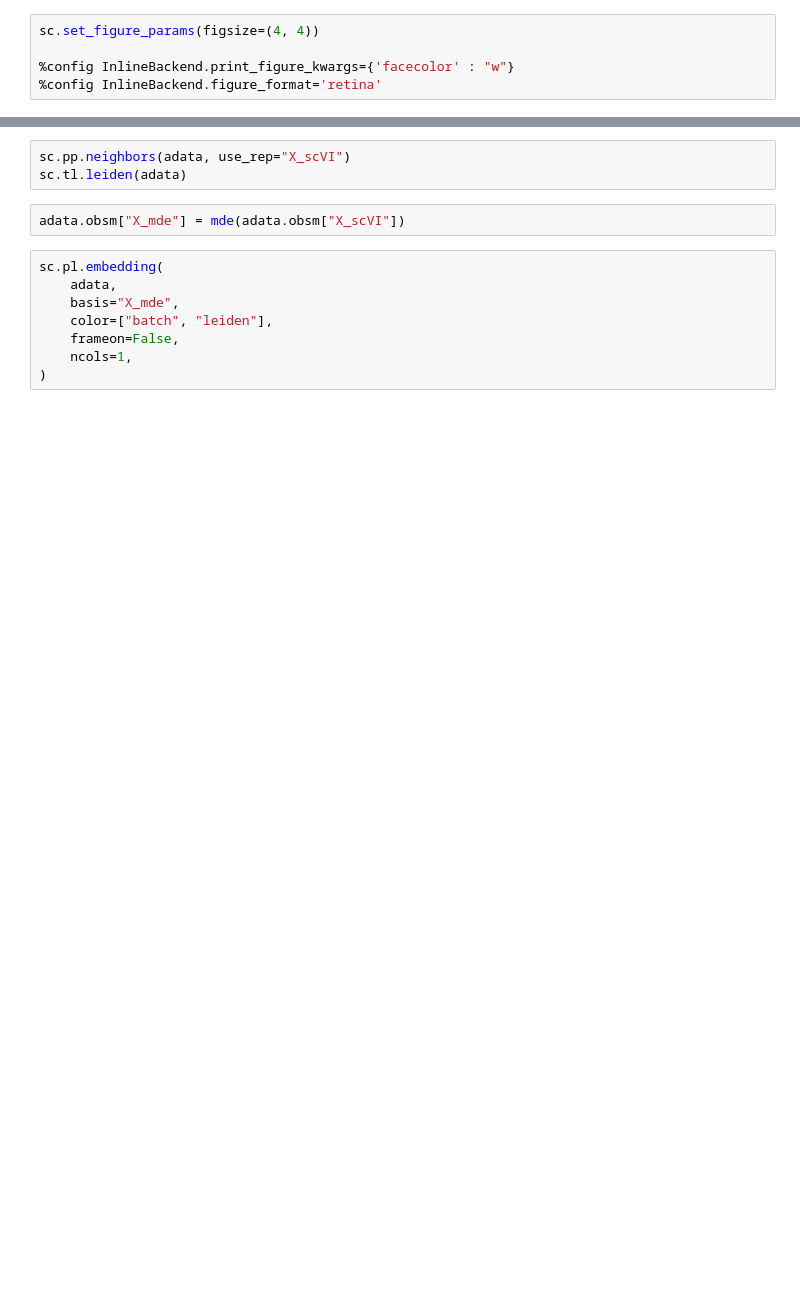
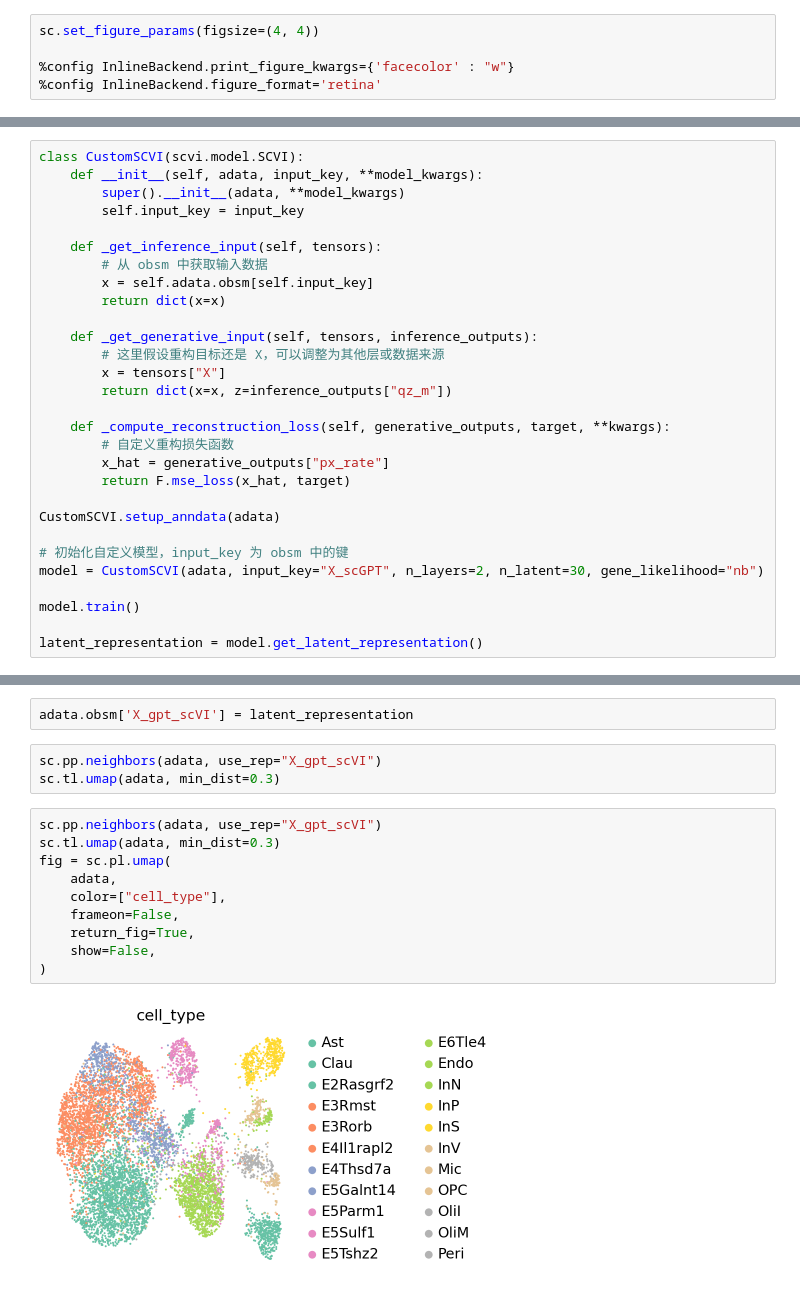
Before and after one commit to ml4bio/SCMBench, a Jupyter notebook: evaluation/scripts/run_scVI.ipynb, the cells around one changed output, grey strips where cells are left out. Cells and saved outputs as stored; diff of their text form; blank space fills up the shorter version.

```diff
--- a/evaluation/scripts/run_scVI.ipynb
+++ b/evaluation/scripts/run_scVI.ipynb
@@ -47,0 +31,29 @@ adata.obsm["X_scVI"] = vae.get_latent_representation()
+# %%
+class CustomSCVI(scvi.model.SCVI):
+    def __init__(self, adata, input_key, **model_kwargs):
+        super().__init__(adata, **model_kwargs)
+        self.input_key = input_key
+
+    def _get_inference_input(self, tensors):
+        # 从 obsm 中获取输入数据
+        x = self.adata.obsm[self.input_key]
+        return dict(x=x)
+
+    def _get_generative_input(self, tensors, inference_outputs):
+        # 这里假设重构目标还是 X，可以调整为其他层或数据来源
+        x = tensors["X"]
+        return dict(x=x, z=inference_outputs["qz_m"])
+
+    def _compute_reconstruction_loss(self, generative_outputs, target, **kwargs):
+        # 自定义重构损失函数
+        x_hat = generative_outputs["px_rate"]
+        return F.mse_loss(x_hat, target)
+
+CustomSCVI.setup_anndata(adata)
+
+# 初始化自定义模型，input_key 为 obsm 中的键
+model = CustomSCVI(adata, input_key="X_scGPT", n_layers=2, n_latent=30, gene_likelihood="nb")
+
+model.train()
+
+latent_representation = model.get_latent_representation()
@@ -48,13 +76,17 @@ adata.obsm["X_scVI"] = vae.get_latent_representation()
+# %%
+adata.obsm['X_gpt_scVI'] = latent_representation
 # %%
-sc.pp.neighbors(adata, use_rep="X_scVI")
-sc.tl.leiden(adata)
+sc.pp.neighbors(adata, use_rep="X_gpt_scVI")
+sc.tl.umap(adata, min_dist=0.3)
-# %%
-adata.obsm["X_mde"] = mde(adata.obsm["X_scVI"])
-# %%
-sc.pl.embedding(
-    adata,
-    basis="X_mde",
-    color=["batch", "leiden"],
-    frameon=False,
-    ncols=1,
-)
+# %%
+sc.pp.neighbors(adata, use_rep="X_gpt_scVI")
+sc.tl.umap(adata, min_dist=0.3)
+fig = sc.pl.umap(
+    adata,
+    color=["cell_type"],
+    frameon=False,
+    return_fig=True,
+    show=False,
+)
+# %% [output]
+[figure, added]
```
Also changed, not shown: parts of 28 cells of this notebook, 6 other files.
